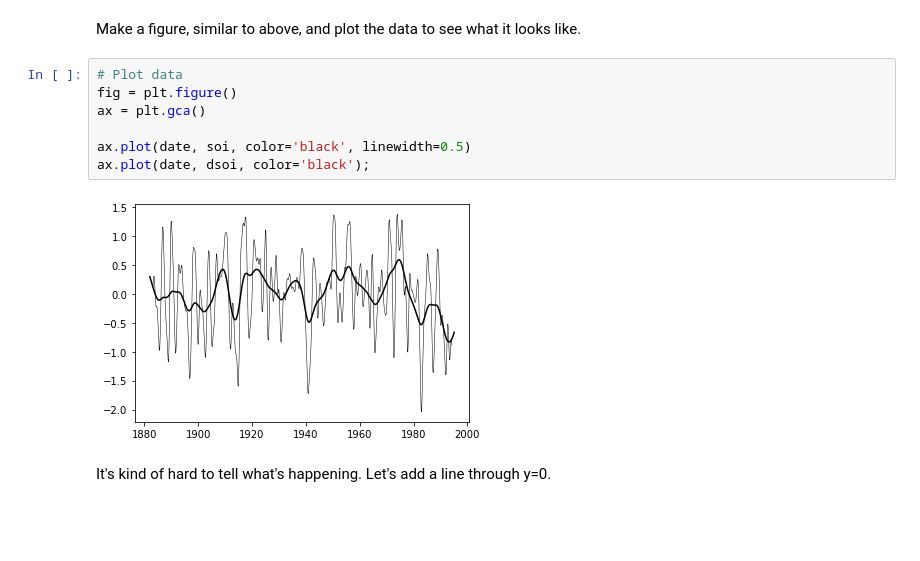
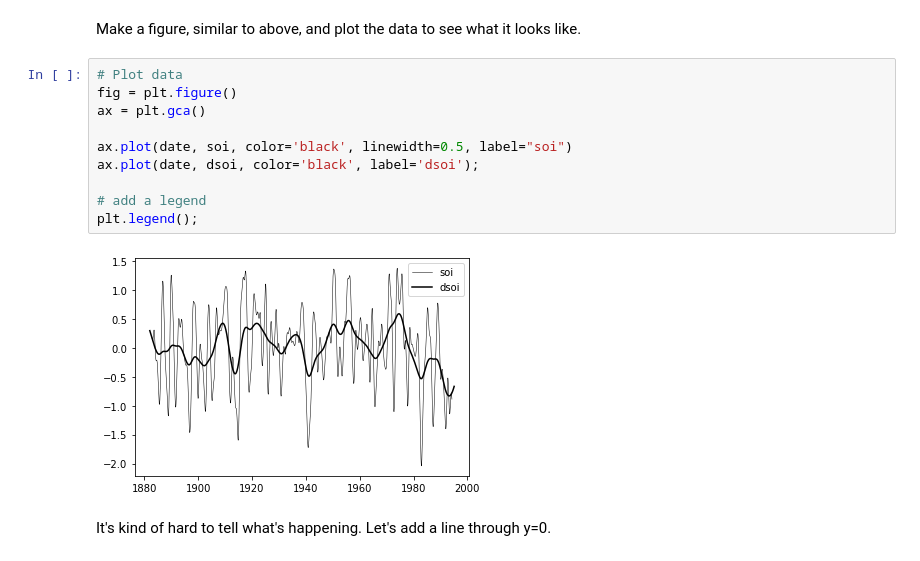
Before and after one commit to anissa111/matplotlib-tutorial, a Jupyter notebook: matplotlib-tutorial.ipynb, the cells around one changed output. Cells and saved outputs as stored; diff of their text form; blank space fills up the shorter version.

```diff
--- a/matplotlib-tutorial.ipynb
+++ b/matplotlib-tutorial.ipynb
@@ -107,12 +182,15 @@ Make a figure, similar to above, and plot the data to see what it looks like.
 # %%
 # Plot data
 fig = plt.figure()
 ax = plt.gca()
 
-ax.plot(date, soi, color='black', linewidth=0.5)
-ax.plot(date, dsoi, color='black');
+ax.plot(date, soi, color='black', linewidth=0.5, label="soi")
+ax.plot(date, dsoi, color='black', label='dsoi');
+
+# add a legend
+plt.legend();
 # %% [output]
-[figure, old version]
+[figure, new version]
 # %% [markdown]
 It's kind of hard to tell what's happening. Let's add a line through y=0.
 # %%
```
Also changed, not shown: parts of 19 cells of this notebook, 1 other file.
